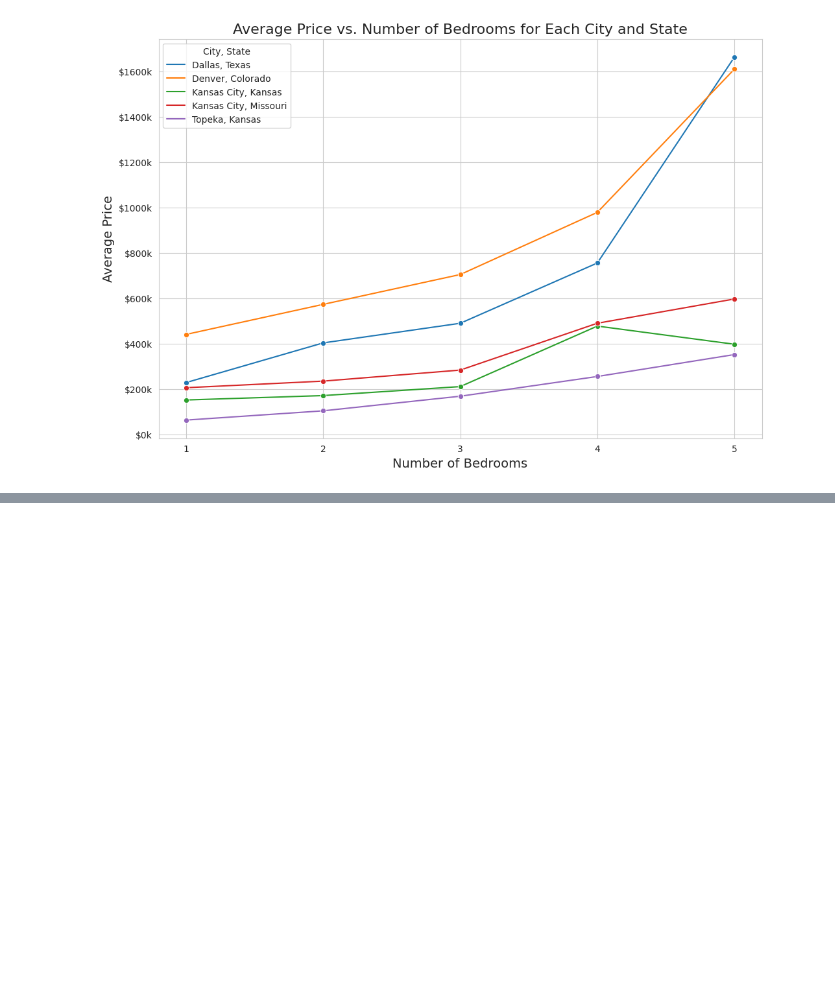
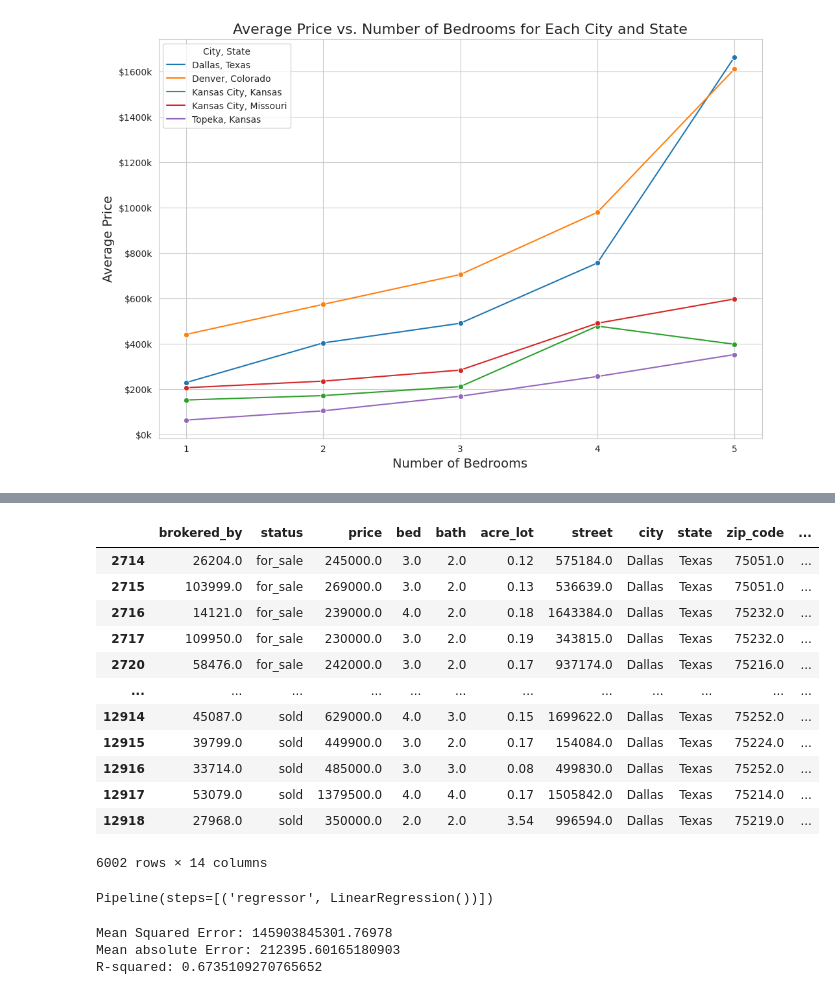
Before and after one commit to gthom73/MLIntegration_project4_group2, a Jupyter notebook: Project_4_ML.ipynb, the cells around one changed output, grey strips where cells are left out. Cells and saved outputs as stored; diff of their text form; code cells hidden in the pictures; blank space fills up the shorter version.

```diff
--- a/Project_4_ML.ipynb
+++ b/Project_4_ML.ipynb
@@ -249,0 +241,12 @@ result.head()
+# %%
+# Remove rows with Nan values
+filtered_df = filtered_df.dropna()
+
+# Create a new column 'City_State' combining city and state for clearer labeling in the graph
+filtered_df['City_State'] = filtered_df['city'] + ', ' + filtered_df['state']
+
+# Create a new column for per sqr/ft
+filtered_df['pr_sqr_ft'] = filtered_df['price'] / filtered_df['house_size']
+
+# Display data
+filtered_df.head()
@@ -249,0 +260,33 @@ result.head()
+# %%
+# Splitting based on city
+grouped = filtered_df.groupby('City_State')
+
+# for group, group_df in grouped:
+#     print("Group:", group)
+#     print(group_df)
+
+topeka_group_df = pd.DataFrame(grouped.get_group('Topeka, Kansas'))
+kcmo_group_df = pd.DataFrame(grouped.get_group('Kansas City, Missouri'))
+kcks_group_df = pd.DataFrame(grouped.get_group('Kansas City, Kansas'))
+dallas_group_df = pd.DataFrame(grouped.get_group('Dallas, Texas'))
+denver_group_df = pd.DataFrame(grouped.get_group('Denver, Colorado'))
+
+# topeka_group_df
+# kcmo_group_df
+# kcks_group_df
+dallas_group_df
+# denver_group_df
+# %% [output]
+|  | brokered_by | status | price | bed | bath | acre_lot | street | city | state | zip_code | ... |
+| 2714 | 26204.0 | for_sale | 245000.0 | 3.0 | 2.0 | 0.12 | 575184.0 | Dallas | Texas | 75051.0 | ... |
+| 2715 | 103999.0 | for_sale | 269000.0 | 3.0 | 2.0 | 0.13 | 536639.0 | Dallas | Texas | 75051.0 | ... |
+| 2716 | 14121.0 | for_sale | 239000.0 | 4.0 | 2.0 | 0.18 | 1643384.0 | Dallas | Texas | 75232.0 | ... |
+| 2717 | 109950.0 | for_sale | 230000.0 | 3.0 | 2.0 | 0.19 | 343815.0 | Dallas | Texas | 75232.0 | ... |
+| 2720 | 58476.0 | for_sale | 242000.0 | 3.0 | 2.0 | 0.17 | 937174.0 | Dallas | Texas | 75216.0 | ... |
+| ... | ... | ... | ... | ... | ... | ... | ... | ... | ... | ... | ... |
+| 12914 | 45087.0 | sold | 629000.0 | 4.0 | 3.0 | 0.15 | 1699622.0 | Dallas | Texas | 75252.0 | ... |
+| 12915 | 39799.0 | sold | 449900.0 | 3.0 | 2.0 | 0.17 | 154084.0 | Dallas | Texas | 75224.0 | ... |
+| 12916 | 33714.0 | sold | 485000.0 | 3.0 | 3.0 | 0.08 | 499830.0 | Dallas | Texas | 75252.0 | ... |
+| 12917 | 53079.0 | sold | 1379500.0 | 4.0 | 4.0 | 0.17 | 1505842.0 | Dallas | Texas | 75214.0 | ... |
+| 12918 | 27968.0 | sold | 350000.0 | 2.0 | 2.0 | 3.54 | 996594.0 | Dallas | Texas | 75219.0 | ... |
+6002 rows × 14 columns
@@ -249,0 +312,19 @@ result.head()
+# %%
+# Training the model
+pipeline.fit(X_train, y_train)
+# %% [output]
+Pipeline(steps=[('regressor', LinearRegression())])
+# %%
+y_pred = pipeline.predict(X_test)
+mse = mean_squared_error(y_test, y_pred)
+print("Mean Squared Error:", mse)
+
+mae = mean_absolute_error(y_test, y_pred)
+print("Mean absolute Error:", mae)
+
+r_squared = r2_score(y_test, y_pred)
+print("R-squared:", r_squared)
+# %% [output]
+Mean Squared Error: 145903845301.76978
+Mean absolute Error: 212395.60165180903
+R-squared: 0.6735109270765652
```
Also changed, not shown: parts of 25 cells of this notebook.
